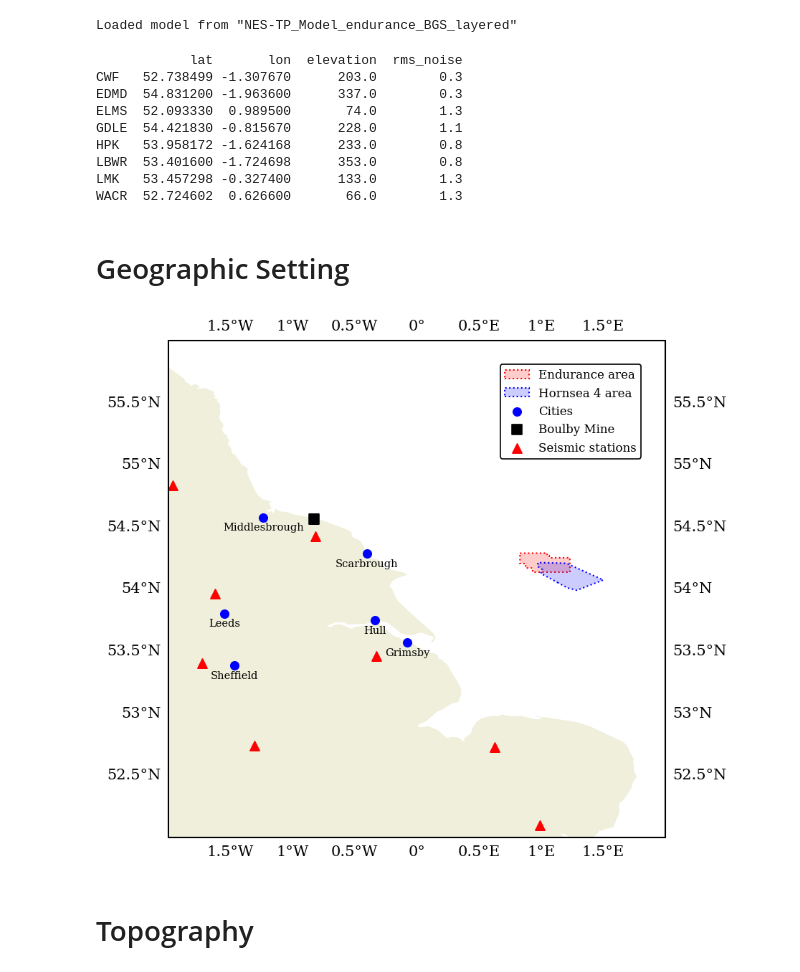
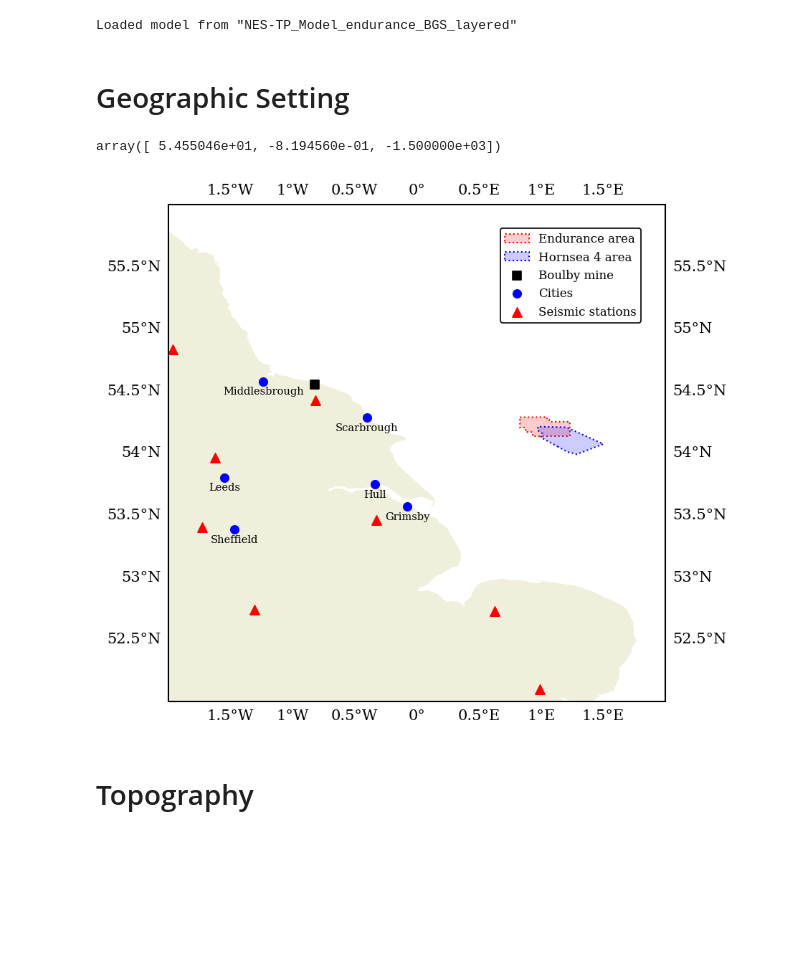
Before and after one commit to dominik-strutz/Endurance_CCS_design_study, a Jupyter notebook: endurance_design_study.ipynb, the cells around one changed output. Saved outputs shown, nothing was run; the diff lists cells and outputs as text; code cells hidden in the pictures; blank space fills up the shorter version.

```diff
--- a/endurance_design_study.ipynb
+++ b/endurance_design_study.ipynb
@@ -68,34 +68,27 @@ from helper_functions import *
 from endurance_setup_layered import *
 # %% [output]
 Loaded model from "NES-TP_Model_endurance_BGS_layered"
-# %%
-print(seismic_inventory)
-# %% [output]
-            lat       lon  elevation  rms_noise
-CWF   52.738499 -1.307670      203.0        0.3
-EDMD  54.831200 -1.963600      337.0        0.3
-ELMS  52.093330  0.989500       74.0        1.3
-GDLE  54.421830 -0.815670      228.0        1.1
-HPK   53.958172 -1.624168      233.0        0.8
-LBWR  53.401600 -1.724698      353.0        0.8
-LMK   53.457298 -0.327400      133.0        1.3
-WACR  52.724602  0.626600       66.0        1.3
 # %% [markdown]
 # Geographic Setting
+# %%
+boulby_mine_latlon
+# %% [output]
+array([ 5.455046e+01, -8.194560e-01, -1.500000e+03])
 # %%
 projPC = ccrs.PlateCarree()
 
 fig, ax = plt.subplots(figsize=(6, 6), subplot_kw=dict(projection=projPC))
 
 plot_geographic_settings(
     ax, lon_min, lon_max, lat_min, lat_max,
     landmarks_df, endurance_area_latlon, hornsea_4_latlon,
     seismic_inventory, projPC,
+    add_mine=boulby_mine_latlon,
     add_land=True)
 
 plt.show()
 # %% [output]
-[figure, old version]
+[figure, new version]
 # %% [markdown]
 # Topography
 # %%
```
Also changed, not shown: parts of 16 cells of this notebook, 5 other files.
